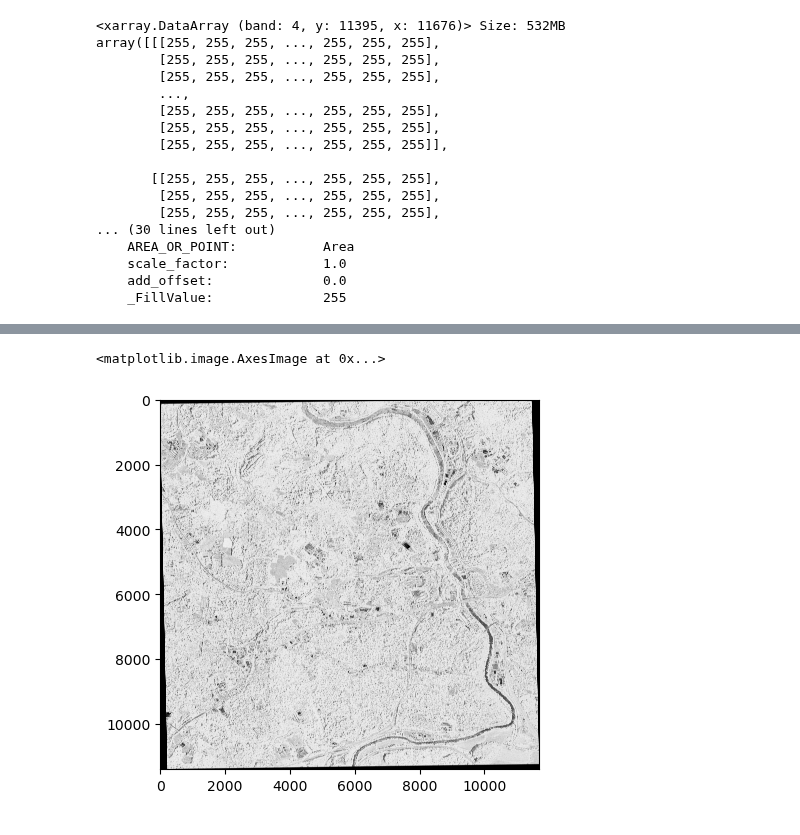
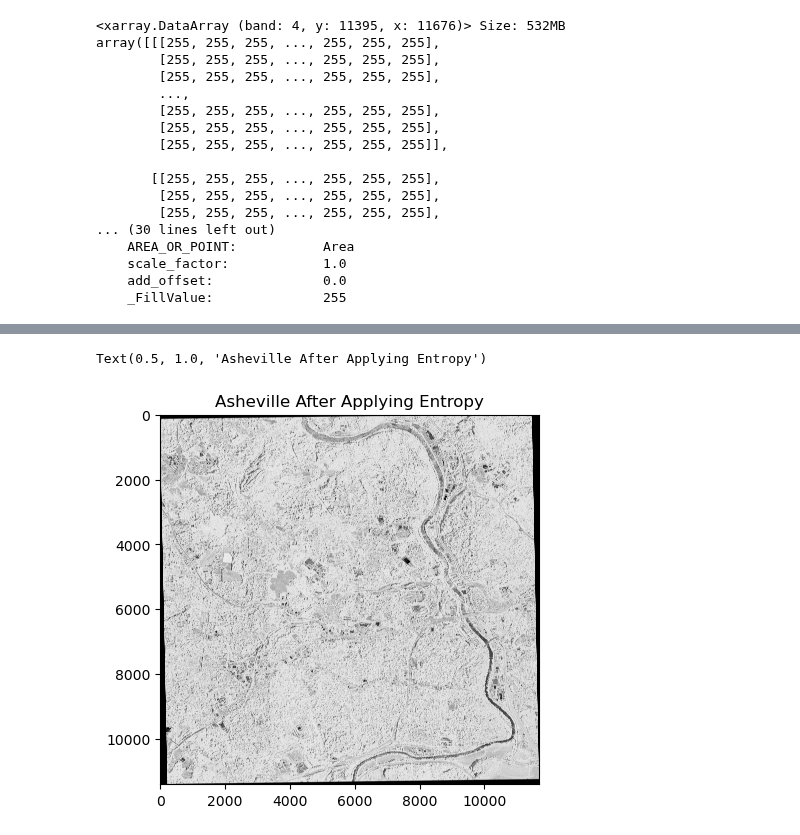
Before and after one commit to acs0068/homework4, a Jupyter notebook: hw4.ipynb, the cells around one changed output, grey strips where cells are left out. Drawn from its saved outputs; the diff is of its cells as text; code cells hidden in the pictures.

```diff
--- a/hw4.ipynb
+++ b/hw4.ipynb
@@ -59,5 +45,0 @@ plt.imshow(entropy((asheville_grayscale), disk(5)), cmap=plt.cm.gray)
-# %%
-plt.imshow(entropy((asheville_grayscale), disk(2)), cmap=plt.cm.gray)
-# %% [output]
-<matplotlib.image.AxesImage at 0x...>
-[figure, removed]
@@ -83,0 +46,11 @@ plt.imshow(entropy((asheville_grayscale), disk(2)), cmap=plt.cm.gray)
+# %%
+from skimage.filters.rank import entropy
+from skimage.morphology import disk
+from skimage.util import img_as_ubyte # img_as_ubyte converts the image to an 8-bit integer format, which--from what I read in the scikit-image documentation--greatly assists the entropy function
+asheville_grayscale_ubyte = img_as_ubyte(asheville_grayscale)
+asheville_entropy = entropy((asheville_grayscale_ubyte), disk(3))
+plt.imshow(asheville_entropy, cmap='gray')
+plt.title("Asheville After Applying Entropy")
+# %% [output]
+Text(0.5, 1.0, 'Asheville After Applying Entropy')
+[figure, added]
```
Also changed, not shown: parts of 12 cells of this notebook.
